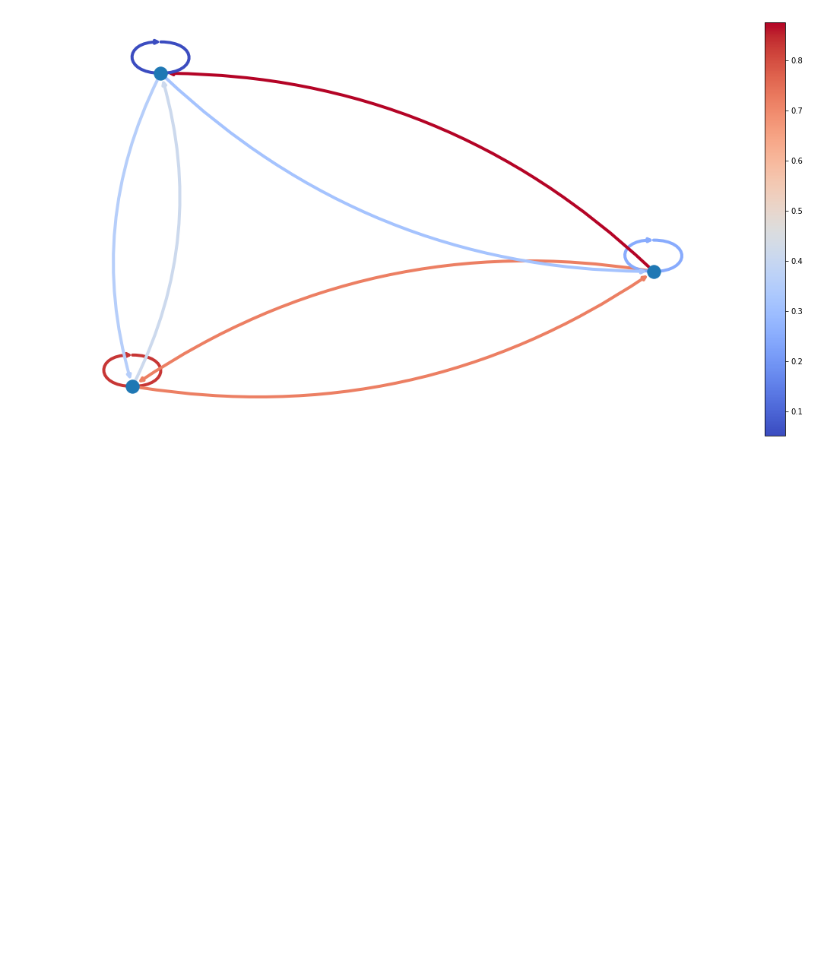
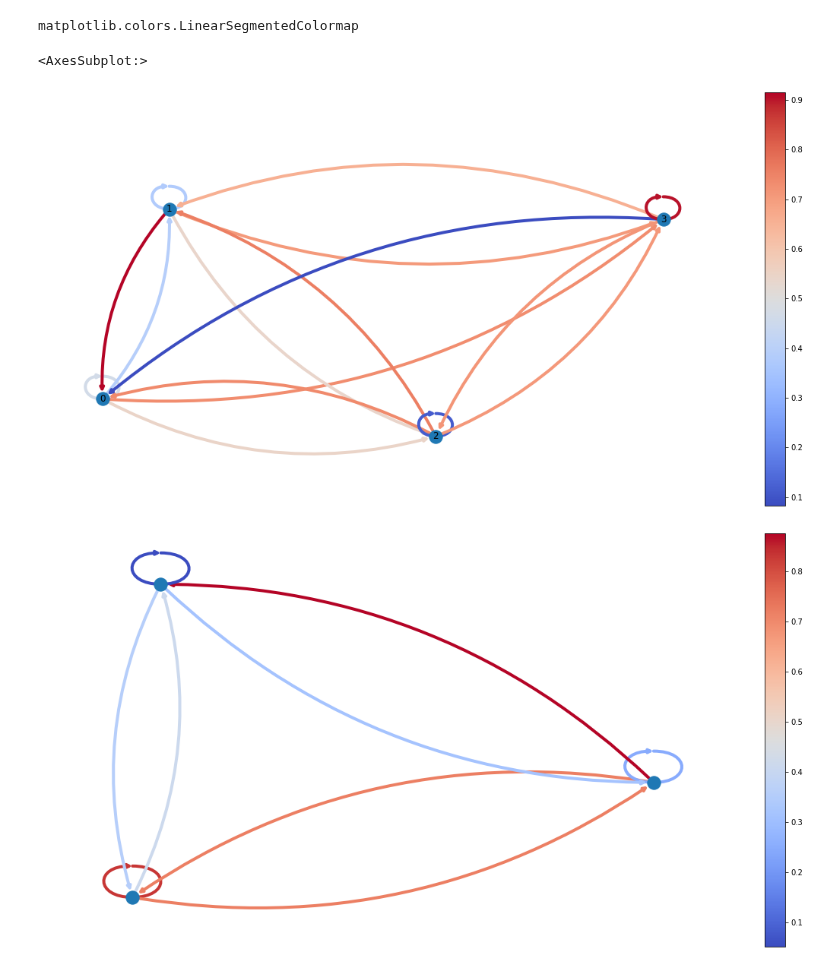
Before and after one commit to hsteinshiromoto/blog, a Jupyter notebook: notebooks/plot_digraph/plot_digraph.ipynb, the cells around one changed output. Drawn from its saved outputs; the diff is of its cells as text; code cells hidden in the pictures; blank space fills up the shorter version.

Commit message:
Add plot function

```diff
--- a/notebooks/plot_digraph/plot_digraph.ipynb
+++ b/notebooks/plot_digraph/plot_digraph.ipynb
@@ -5,12 +7,7 @@ import networkx as nx
 n_nodes = 2
 nodes = list(range(n_nodes))
 M = np.random.rand(n_nodes, n_nodes)
-# %%
-def make_graph(nodes: list, M: np.ndarray, G: nx.DiGraph()=nx.DiGraph()):
-    G.add_nodes_from(range(M.shape[0]))
-    for i, origin_node in enumerate(nodes):
-        for j, destination_node in enumerate(nodes):
-            if M[i, j] != 0:
-                G.add_edge(origin_node, destination_node, weight=M[i, j], label=f"{M[i, j]:0.02f}")
-
-    return G
+# %%
+type(plt.cm.coolwarm)
+# %% [output]
+matplotlib.colors.LinearSegmentedColormap
@@ -17,3 +88,13 @@ def make_graph(nodes: list, M: np.ndarray, G: nx.DiGraph()=nx.DiGraph()):
+# %%
+# M = np.array([[1, 0], [0.5, 0.5]])
+n_nodes = 4
+M = np.random.rand(n_nodes, n_nodes)
+nodes = range(M.shape[0])
+G = make_graph(nodes, M)
+graphplot(G, M)
+# %% [output]
+<AxesSubplot:>
+[figure, added]
 # %%
 # src: https://networkx.org/documentation/stable/auto_examples/drawing/plot_directed.html
 
```
Also changed, not shown: parts of 2 cells of this notebook.
